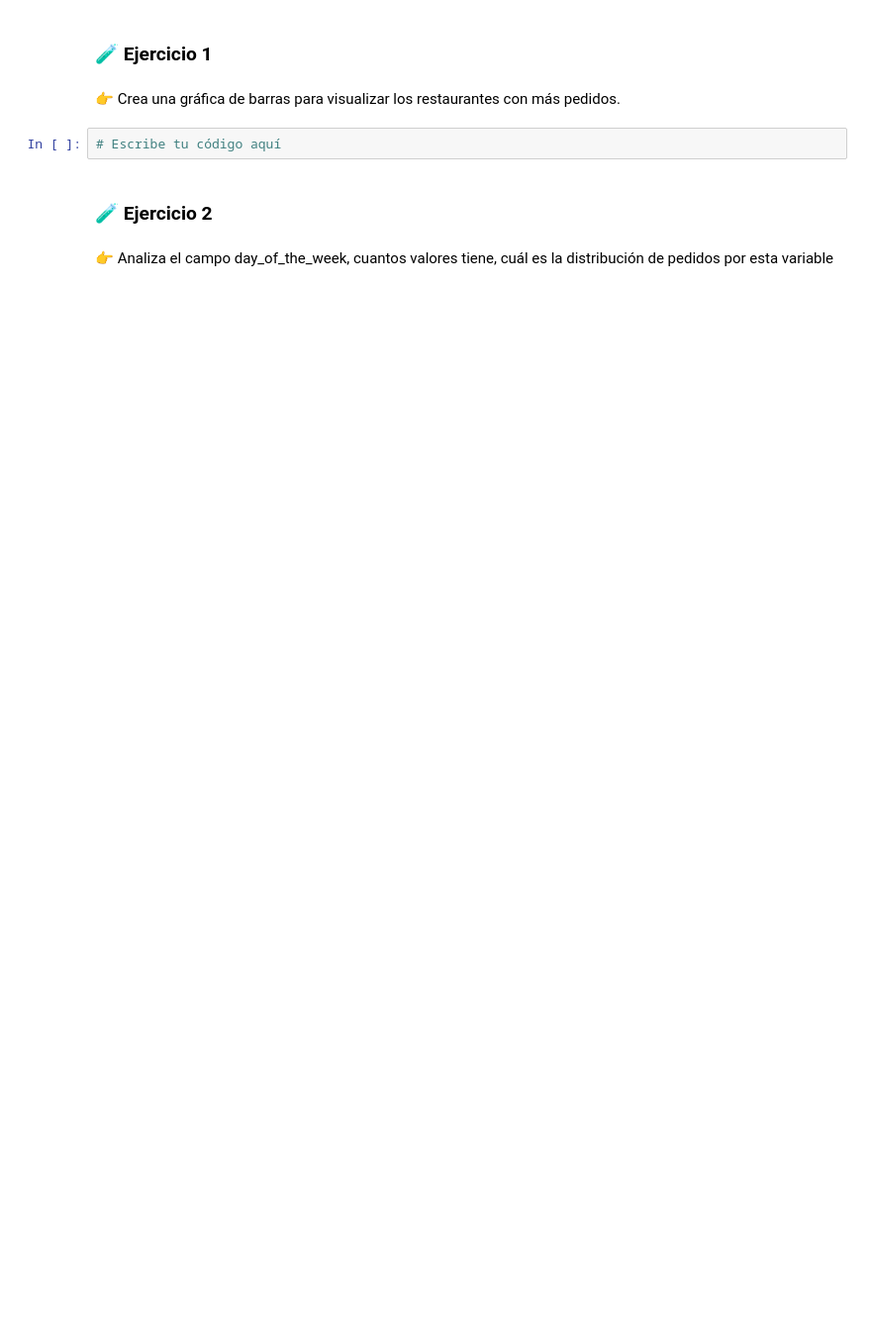
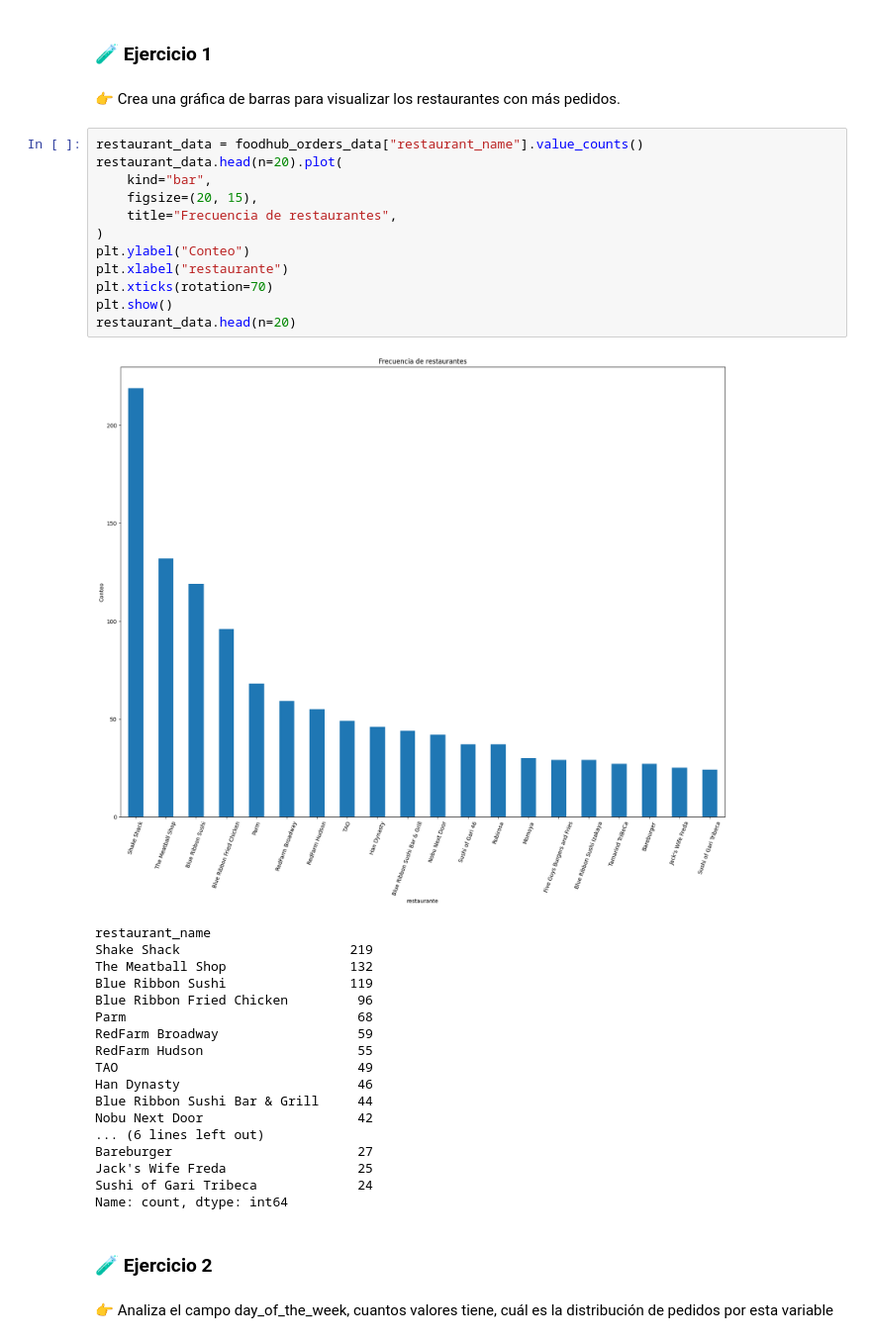
Before and after one commit to Antonio-Tresol/datascience_coursework, a Jupyter notebook: homework_eda/EDA_FoodHub_Guia_de_Estudio.ipynb, the cells around one changed output. Shown: that part at 99% size. Cells and saved outputs as stored; diff of their text form; blank space fills up the shorter version.

```diff
--- a/homework_eda/EDA_FoodHub_Guia_de_Estudio.ipynb
+++ b/homework_eda/EDA_FoodHub_Guia_de_Estudio.ipynb
@@ -98,7 +172,36 @@ plt.show()
 # %% [markdown]
 👉 Crea una gráfica de barras para visualizar los restaurantes con más pedidos.
 # %%
-# Escribe tu código aquí
+restaurant_data = foodhub_orders_data["restaurant_name"].value_counts()
+restaurant_data.head(n=20).plot(
+    kind="bar",
+    figsize=(20, 15),
+    title="Frecuencia de restaurantes",
+)
+plt.ylabel("Conteo")
+plt.xlabel("restaurante")
+plt.xticks(rotation=70)
+plt.show()
+restaurant_data.head(n=20)
+# %% [output]
+[figure, added]
+restaurant_name
+Shake Shack                      219
+The Meatball Shop                132
+Blue Ribbon Sushi                119
+Blue Ribbon Fried Chicken         96
+Parm                              68
+RedFarm Broadway                  59
+RedFarm Hudson                    55
+TAO                               49
+Han Dynasty                       46
+Blue Ribbon Sushi Bar & Grill     44
+Nobu Next Door                    42
+... (6 lines left out)
+Bareburger                        27
+Jack's Wife Freda                 25
+Sushi of Gari Tribeca             24
+Name: count, dtype: int64
 # %% [markdown]
 ### 🧪 Ejercicio 2
 # %% [markdown]
```
Also changed, not shown: parts of 36 cells of this notebook, 4 other files.
